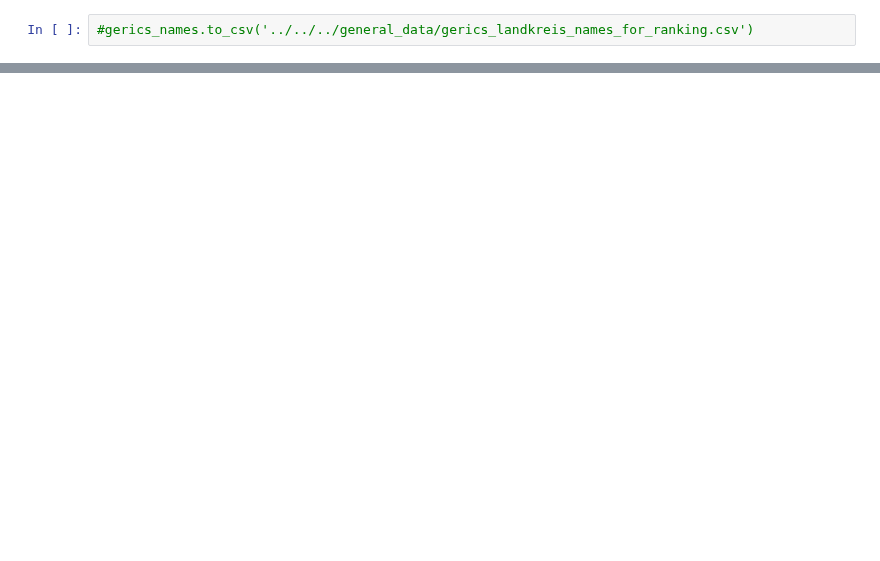
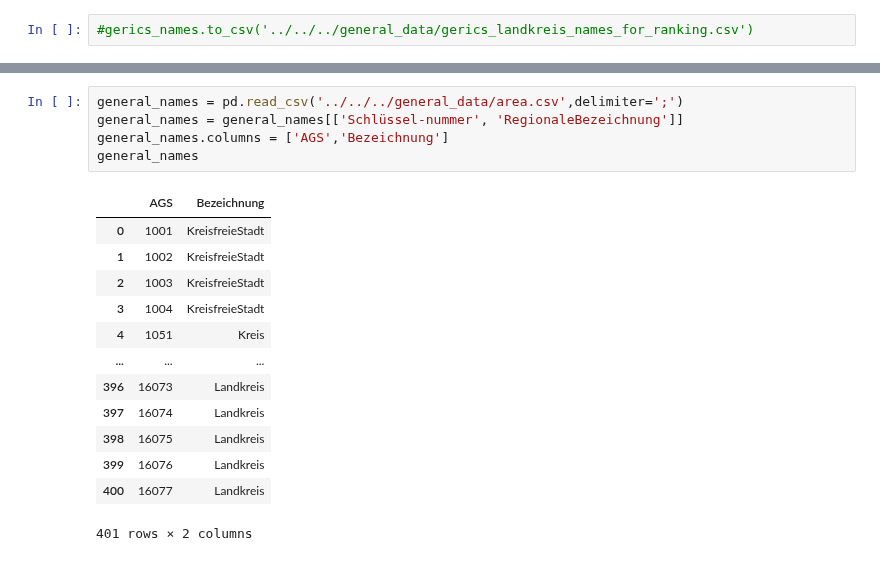
Before and after one commit to uclab-potsdam/klimataz, a Jupyter notebook: data/other/gerics/gerics_original_data/final_gerics_landkreise_rcp45_2036_2065_heisze_tage_median.ipynb, the cells around one changed output, grey strips where cells are left out. Cells and saved outputs as stored; diff of their text form; blank space fills up the shorter version.

```diff
--- a/data/other/gerics/gerics_original_data/final_gerics_landkreise_rcp45_2036_2065_heisze_tage_median.ipynb
+++ b/data/other/gerics/gerics_original_data/final_gerics_landkreise_rcp45_2036_2065_heisze_tage_median.ipynb
@@ -234,0 +240,19 @@ final_df.to_csv('final_gerics_rcp45_2036_2065_heisze_tage_median.csv')
+# %%
+general_names = pd.read_csv('../../../general_data/area.csv',delimiter=';')
+general_names = general_names[['Schlüssel-nummer', 'RegionaleBezeichnung']]
+general_names.columns = ['AGS','Bezeichnung']
+general_names
+# %% [output]
+|  | AGS | Bezeichnung |
+| 0 | 1001 | KreisfreieStadt |
+| 1 | 1002 | KreisfreieStadt |
+| 2 | 1003 | KreisfreieStadt |
+| 3 | 1004 | KreisfreieStadt |
+| 4 | 1051 | Kreis |
+| ... | ... | ... |
+| 396 | 16073 | Landkreis |
+| 397 | 16074 | Landkreis |
+| 398 | 16075 | Landkreis |
+| 399 | 16076 | Landkreis |
+| 400 | 16077 | Landkreis |
+401 rows × 2 columns
```
Also changed, not shown: parts of 8 cells of this notebook, 5 other files.
